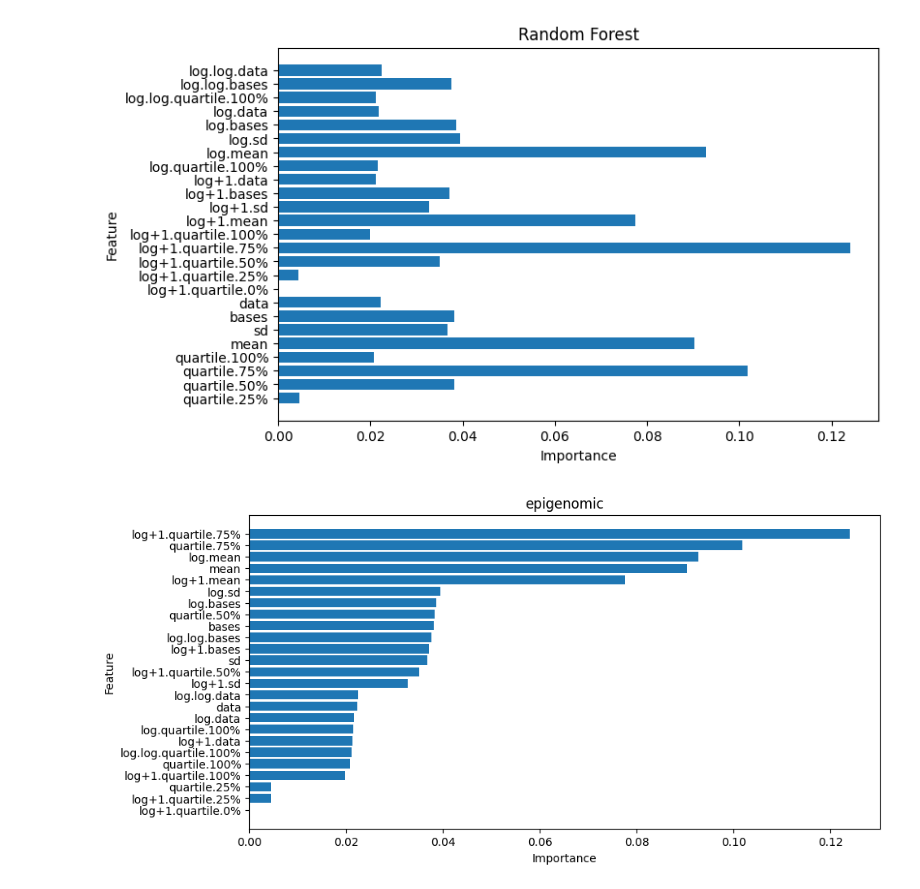
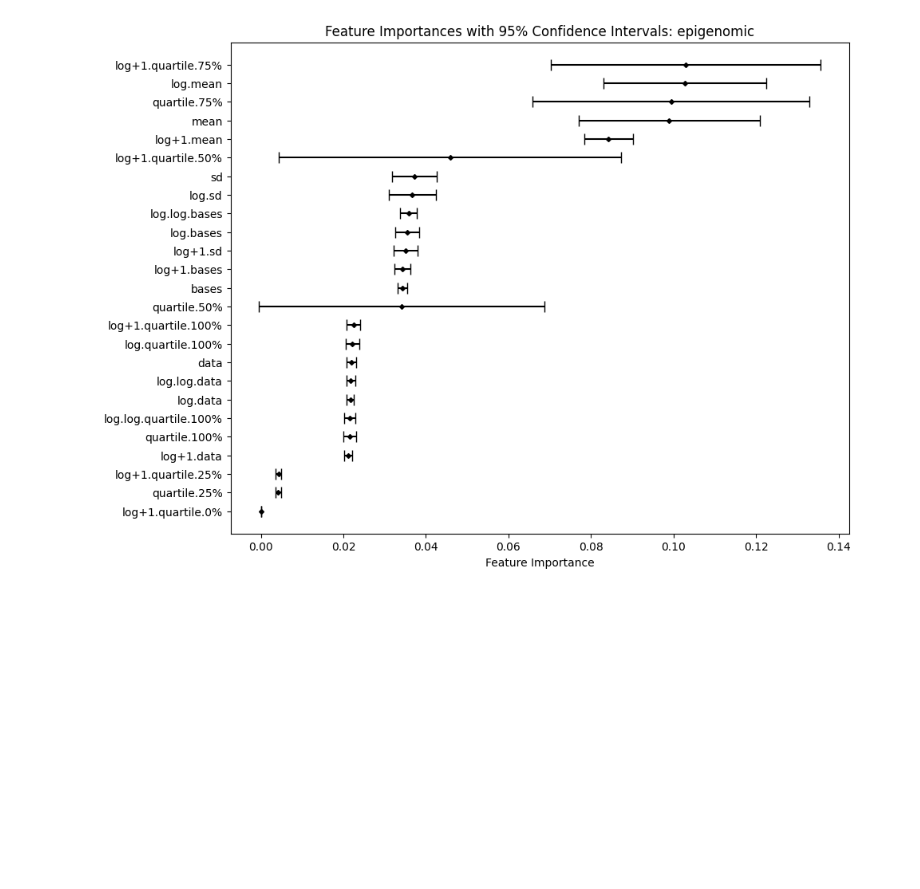
Before and after one commit to lamtung16/ML_ChangepointDetection_FeatureImportance, a Jupyter notebook: random_forest.ipynb, the cells around one changed output. Drawn from its saved outputs; the diff is of its cells as text; code cells hidden in the pictures; blank space fills up the shorter version.

Commit message:
update figures - add sd

```diff
--- a/random_forest.ipynb
+++ b/random_forest.ipynb
@@ -37 +37,22 @@ RandomForestRegressor(random_state=42)
+# %%
+# Create a Random Forest regressor
+rf = RandomForestRegressor(n_estimators=100, random_state=42)
+
+# Number of bootstrap samples
+n_bootstraps = 10
+
+# Initialize an array to store the importances for each bootstrap
+importances = np.zeros((n_bootstraps, X.shape[1]))
+
+# Bootstrapping
+for i in range(n_bootstraps):
+    X_resampled, y_resampled = resample(X, y)  # Create a bootstrap sample
+    rf.fit(X_resampled, y_resampled)  # Fit the model on the bootstrap sample
+    importances[i, :] = rf.feature_importances_  # Store the feature importances
+# %%
+# Calculate the mean importance and the confidence intervals
+mean_importances = np.mean(importances, axis=0)
+std_importances = np.std(importances, axis=0)
+lower_bound = mean_importances - std_importances
+upper_bound = mean_importances + std_importances
 # %%
@@ -63,25 +81,22 @@ Feature log.log.data: 0.022404852413639254
-# %%
-plt.figure(figsize=(8, 5))
-plt.barh(X.columns, importances)
-plt.xlabel("Importance")
-plt.ylabel("Feature")
-plt.title("Random Forest")
-# plt.savefig("figs/random_forest.png", format='png')
-plt.show()
-# %% [output]
-[figure, removed]
 # %%
-# Sort the importances and corresponding feature names
-sorted_indices = np.argsort(importances)
-sorted_importances = importances[sorted_indices]
+# Sort the indices based on mean_importances
+sorted_indices = np.argsort(mean_importances)
+
+# Sort the data accordingly
+sorted_mean_importances = mean_importances[sorted_indices]
+sorted_lower_bound = lower_bound[sorted_indices]
+sorted_upper_bound = upper_bound[sorted_indices]
 sorted_features = X.columns[sorted_indices]
 
-plt.figure(figsize=(10, 5))
-plt.barh(sorted_features, sorted_importances)
-plt.xlabel("Importance")
-plt.ylabel("Feature")
-plt.title(dataset)
+plt.figure(figsize=(10, 8))
+plt.errorbar(sorted_mean_importances, sorted_features,
+             xerr=[sorted_mean_importances - sorted_lower_bound,
+                   sorted_upper_bound - sorted_mean_importances],
+             fmt='D', color='black', ecolor='black', capsize=5, markersize=3)
+plt.xlabel('Feature Importance')
+plt.title('Feature Importances with 95% Confidence Intervals' + ": " + dataset)
+
 plt.savefig("figs/random_forest_" + dataset + ".png")
 plt.show()
 # %% [output]
-[figure, old version]
+[figure, new version]
```
Also changed, not shown: parts of 7 cells of this notebook, 3 other files.
